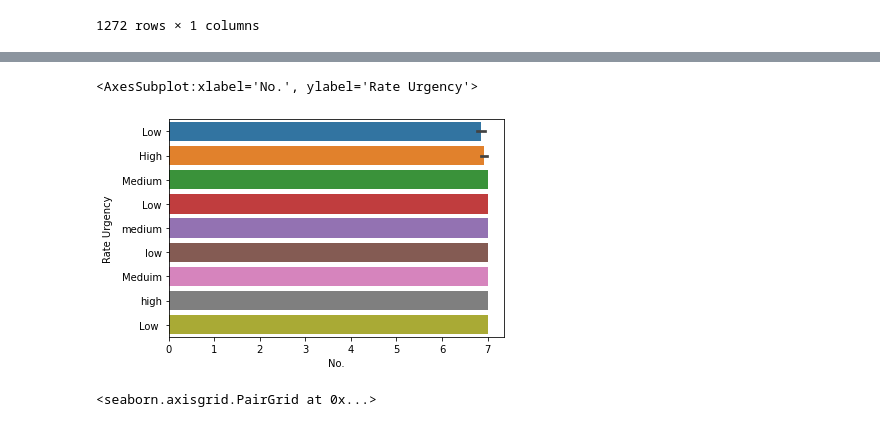
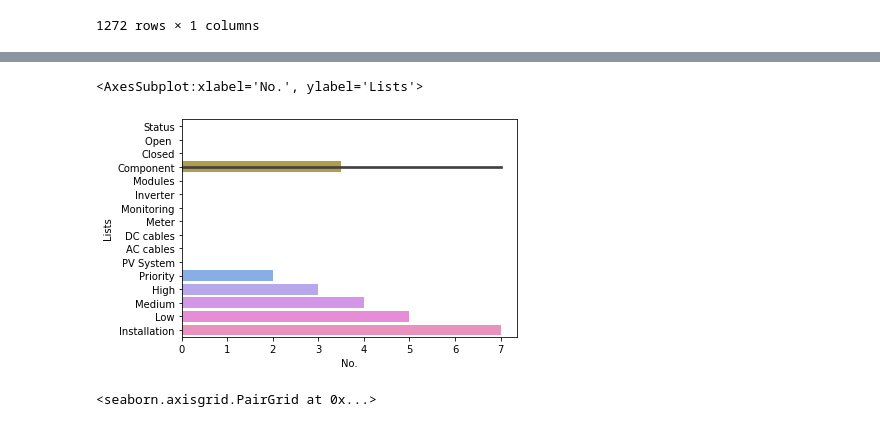
Before and after one commit to ahmadasd1234/Emergent-Energy, a Jupyter notebook: iX internship.ipynb, the cells around one changed output, grey strips where cells are left out. Cells and saved outputs as stored; diff of their text form; code cells hidden in the pictures.

```diff
--- a/iX internship.ipynb
+++ b/iX internship.ipynb
@@ -112,10 +128,10 @@ memory usage: 218.8+ KB
 # %%
 import seaborn as sns
 # %%
-sns.barplot('No.', 'Rate Urgency', data= df)
+sns.barplot('No.', 'Lists', data= df)
 # %% [output]
-<AxesSubplot:xlabel='No.', ylabel='Rate Urgency'>
+<AxesSubplot:xlabel='No.', ylabel='Lists'>
-[figure, old version]
+[figure, new version]
 # %%
 sns.pairplot(df)
 # %% [output]
```
Also changed, not shown: parts of 3 cells of this notebook.
